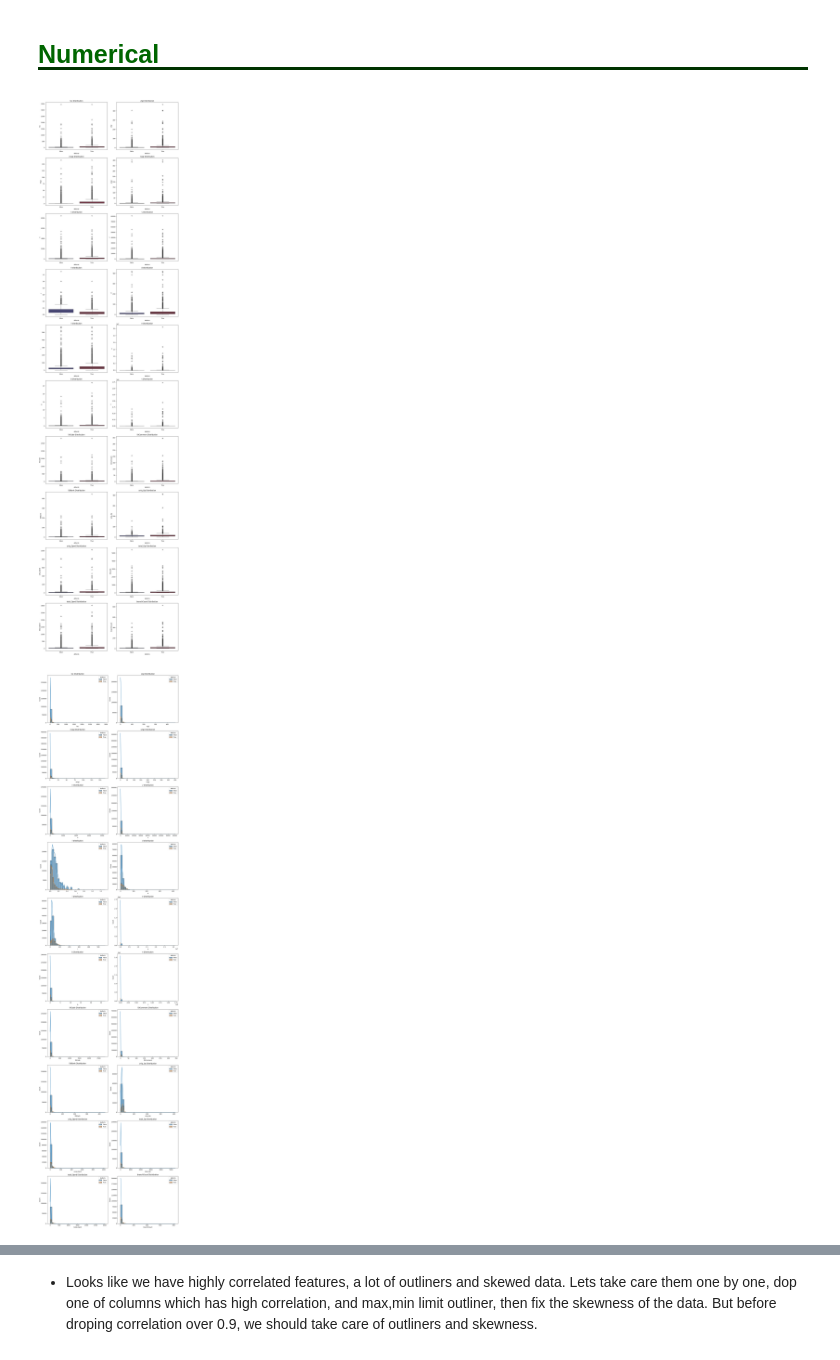
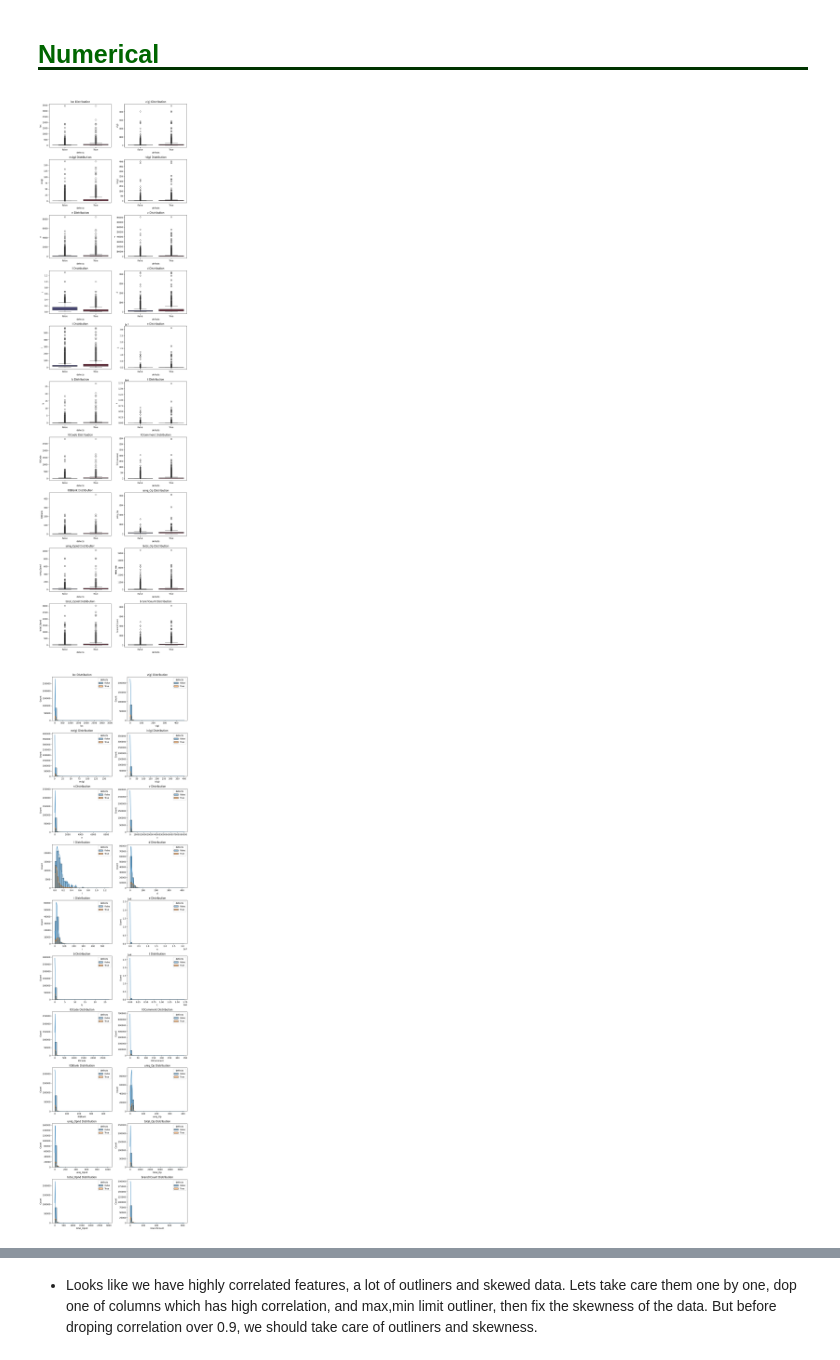
Before and after one commit to redjules/kaggle-software-defects, a Jupyter notebook: Example notebooks/xgboost.ipynb, the cells around one changed output, grey strips where cells are left out. Drawn from its saved outputs; the diff is of its cells as text; code cells hidden in the pictures.

```diff
--- a/Example notebooks/xgboost.ipynb
+++ b/Example notebooks/xgboost.ipynb
@@ -14,4 +14,6 @@ org = pd.read_csv("../dataset/jm1.csv")
 # %%
-train=pd.concat([train.drop("id",axis=1), org], ignore_index=True)
-test.drop("id",axis=1, inplace=True)
+train = train.drop("id", axis=1)
+train = pd.concat([train, org], ignore_index=True)
+
+test.drop("id", axis=1, inplace=True)
 # %%
@@ -207,21 +199,21 @@ plot_count(train, 'defects', 'Target Variable(Defects) Distribution')
 # %% [markdown]
 ### <p style="font-family:JetBrains Mono; font-weight:bold; letter-spacing: 2px; color:#006600; font-size:140%; text-align:left;padding: 0px; border-bottom: 3px solid #003300">Numerical</p>
 # %%
-plt.figure(figsize=(14,len(num_cols)*3))
+plt.figure(figsize=(10,len(num_cols)*2))
 for idx,column in enumerate(num_cols):
     plt.subplot(len(num_cols)//2+1,2,idx+1)
     sns.boxplot(x="defects", y=column, data=train,palette="icefire")
     plt.title(f"{column} Distribution")
     plt.tight_layout()
 # %% [output]
-[figure, old version]
+[figure, new version]
 # %%
-plt.figure(figsize=(14,len(num_cols)*3))
+plt.figure(figsize=(10, len(num_cols)*2))
 for idx,column in enumerate(num_cols):
-    plt.subplot(len(num_cols)//2+1,2,idx+1)
-    sns.histplot(x=column, hue="defects", data=train,bins=30,kde=True)
+    plt.subplot(len(num_cols)//2+1, 2, idx+1)
+    sns.histplot(x=column, hue="defects", data=train, bins=30, kde=True)
     plt.title(f"{column} Distribution")
     plt.tight_layout()
 # %% [output]
-[figure, old version]
+[figure, new version]
 # %%
```
Also changed, not shown: parts of 18 cells of this notebook.
